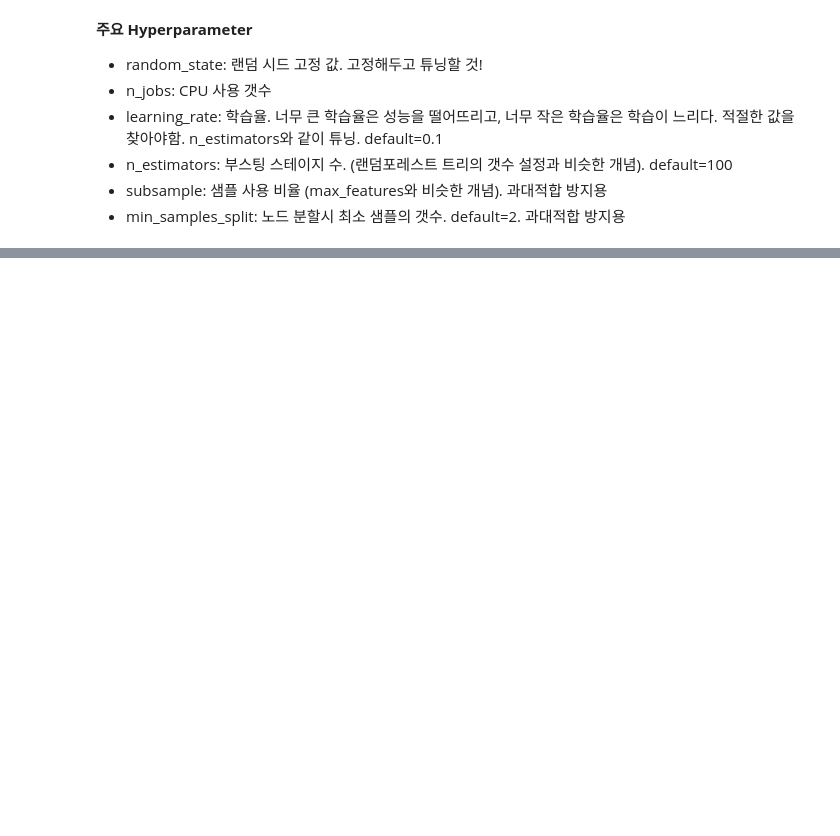
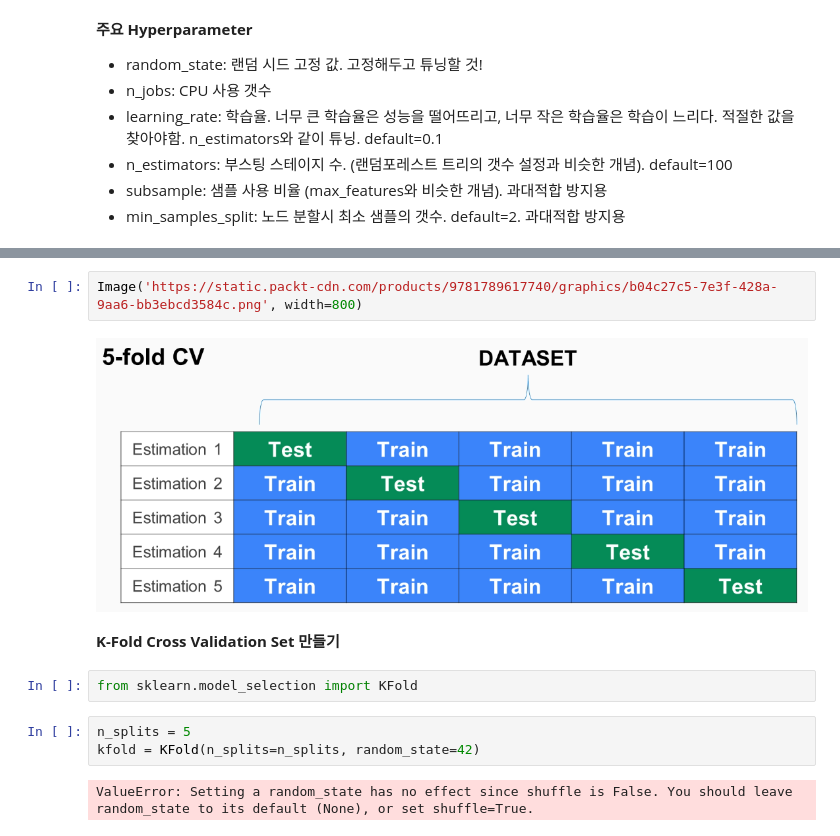
Before and after one commit to Lukaid/my_notebook, a Jupyter notebook: FastCampus/ensemble_01.ipynb, the cells around one changed output, grey strips where cells are left out. Drawn from its saved outputs; the diff is of its cells as text; blank space fills up the shorter version.

```diff
--- a/FastCampus/ensemble_01.ipynb
+++ b/FastCampus/ensemble_01.ipynb
@@ -547,0 +685,13 @@ mse_eval('GradientBoost Ensemble (lr=0.01, est=1000, subsample=0.8)', gbr_pred,
+# %%
+Image('https://static.packt-cdn.com/products/9781789617740/graphics/b04c27c5-7e3f-428a-9aa6-bb3ebcd3584c.png', width=800)
+# %% [output]
+[figure, added]
+# %% [markdown]
+**K-Fold Cross Validation Set 만들기**
+# %%
+from sklearn.model_selection import KFold
+# %%
+n_splits = 5
+kfold = KFold(n_splits=n_splits, random_state=42)
+# %% [output]
+ValueError: Setting a random_state has no effect since shuffle is False. You should leave random_state to its default (None), or set shuffle=True.
```
Also changed, not shown: parts of 56 cells of this notebook.
